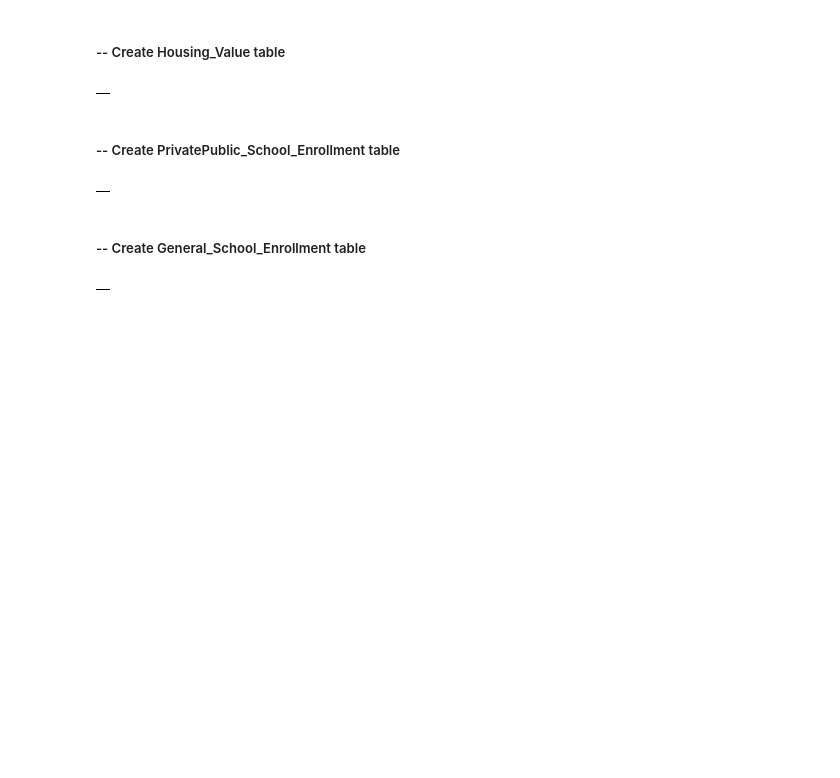
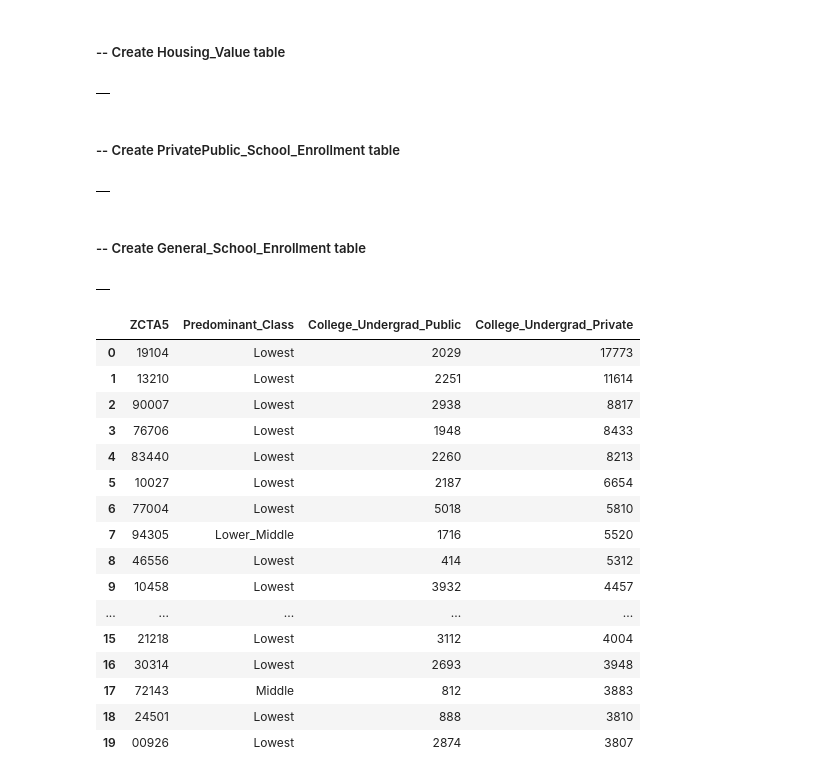
Before and after one commit to xindixu/US-demographic-analysis, a Jupyter notebook: Mai_notebook.ipynb, the cells around one changed output. Saved outputs shown, nothing was run; the diff lists cells and outputs as text; code cells hidden in the pictures; blank space fills up the shorter version.

```diff
--- a/Mai_notebook.ipynb
+++ b/Mai_notebook.ipynb
@@ -102,0 +101,26 @@ where NAME is not null
+# %%
+%%bigquery
+select i.ZCTA5, Predominant_Class , College_Undergrad_Public, College_Undergrad_Private
+from acs_2018_modeled.Income_Beam_DF i join acs_2018_modeled.PrivatePublic_School_Enrollment_Beam_DF s
+on i.ZCTA5 = s.ZCTA5
+where College_Undergrad_Public <> 0 and College_Undergrad_Private <> 0
+order by College_Undergrad_Private desc
+limit 20
+# %% [output]
+|  | ZCTA5 | Predominant_Class | College_Undergrad_Public | College_Undergrad_Private |
+| 0 | 19104 | Lowest | 2029 | 17773 |
+| 1 | 13210 | Lowest | 2251 | 11614 |
+| 2 | 90007 | Lowest | 2938 | 8817 |
+| 3 | 76706 | Lowest | 1948 | 8433 |
+| 4 | 83440 | Lowest | 2260 | 8213 |
+| 5 | 10027 | Lowest | 2187 | 6654 |
+| 6 | 77004 | Lowest | 5018 | 5810 |
+| 7 | 94305 | Lower_Middle | 1716 | 5520 |
+| 8 | 46556 | Lowest | 414 | 5312 |
+| 9 | 10458 | Lowest | 3932 | 4457 |
+| ... | ... | ... | ... | ... |
+| 15 | 21218 | Lowest | 3112 | 4004 |
+| 16 | 30314 | Lowest | 2693 | 3948 |
+| 17 | 72143 | Middle | 812 | 3883 |
+| 18 | 24501 | Lowest | 888 | 3810 |
+| 19 | 00926 | Lowest | 2874 | 3807 |
```
Also changed, not shown: parts of 4 cells of this notebook.
